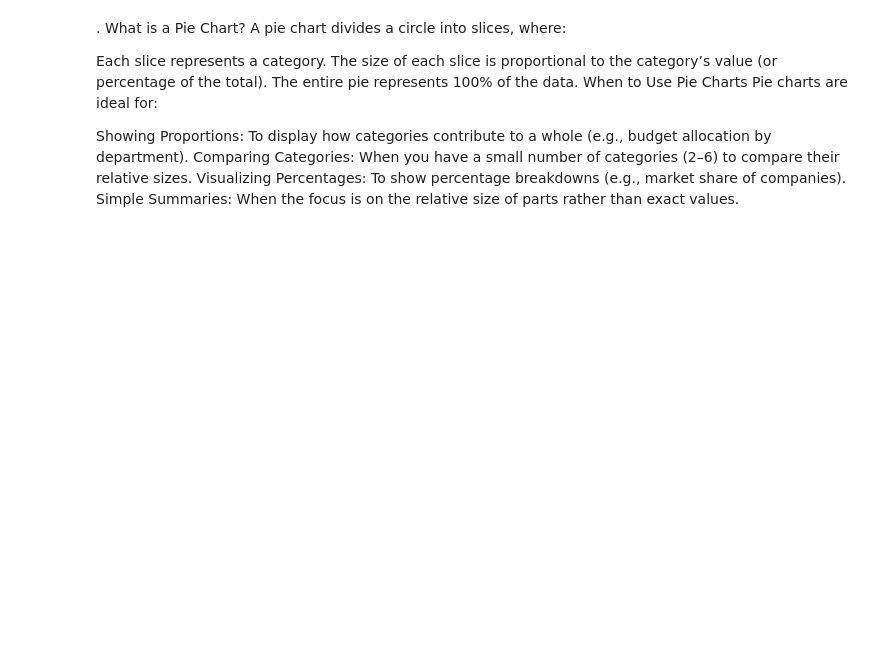
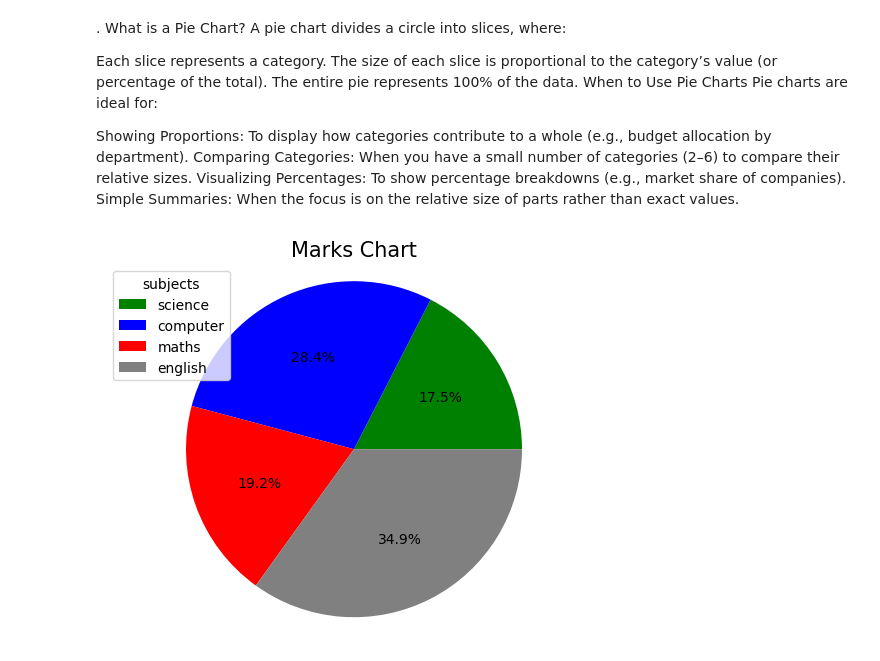
Before and after one commit to Misbahuddin111/Data-visualization, a Jupyter notebook: 23 session ploting using matplot .ipynb, the cells around one changed output. Cells and saved outputs as stored; diff of their text form; code cells hidden in the pictures; blank space fills up the shorter version.

```diff
--- a/23 session ploting using matplot .ipynb
+++ b/23 session ploting using matplot .ipynb
@@ -385,3 +417,13 @@ Showing Proportions: To display how categories contribute to a whole (e.g., budg
 Comparing Categories: When you have a small number of categories (2–6) to compare their relative sizes.
 Visualizing Percentages: To show percentage breakdowns (e.g., market share of companies).
 Simple Summaries: When the focus is on the relative size of parts rather than exact values.
+# %%
+subject = ["science","computer","maths","english"]
+marks = [40,65,44,80]
+plt.pie(marks,labels=None,colors=["green","blue","red","gray"],autopct='%1.1f%%')
+plt.axis("equal")
+plt.title("Marks Chart",fontsize=15)
+plt.legend(subject,loc='best',title="subjects")
+plt.show()
+# %% [output]
+[figure, added]
```
Also changed, not shown: parts of 9 cells of this notebook, 2 other files.
